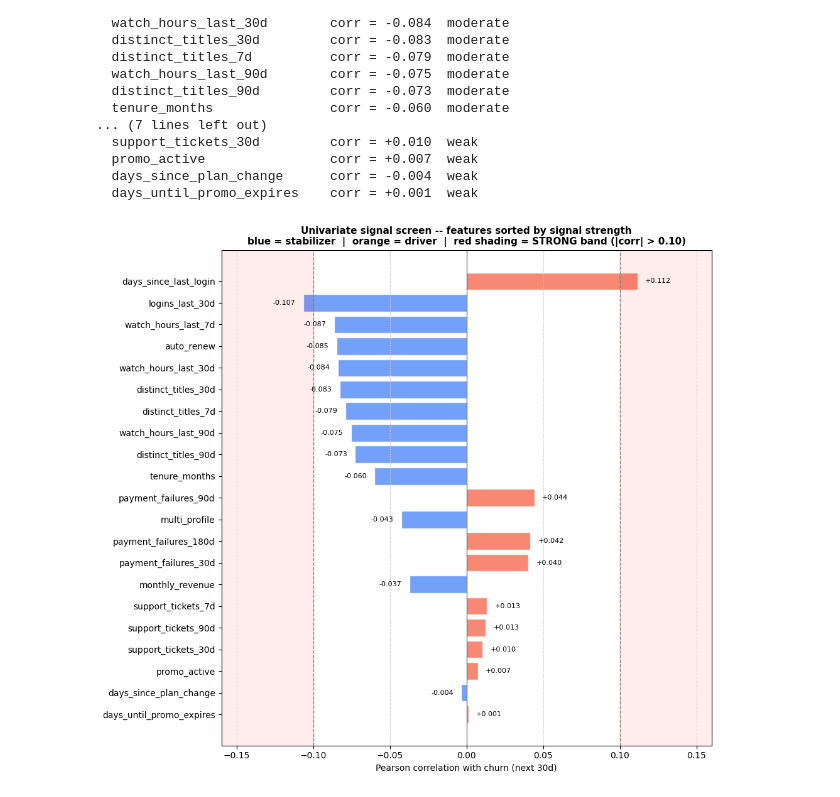
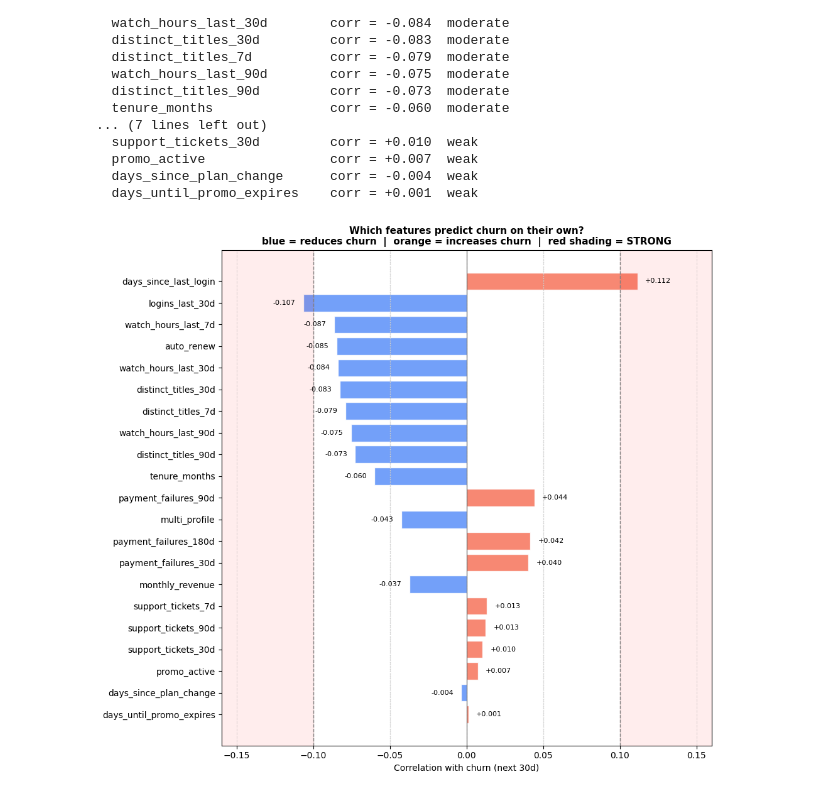
Before and after one commit to janeruxi1/StreamFlix-churn-retention, a Jupyter notebook: notebooks/01_data_audit.ipynb, the cells around one changed output. Cells and saved outputs as stored; diff of their text form; code cells hidden in the pictures.

```diff
--- a/notebooks/01_data_audit.ipynb
+++ b/notebooks/01_data_audit.ipynb
@@ -350,41 +366,38 @@ for col, corr in corrs:
   days_since_plan_change      corr = -0.004  weak
   days_until_promo_expires    corr = +0.001  weak
 # %%
-# Visualize the same correlations as a sorted bar chart.
-# Blue bars  = stabilizers (presence reduces churn).
-# Orange bars = drivers     (presence increases churn).
-# Red shading marks the STRONG band (|corr| > 0.10).
+# Same correlations as a sorted bar chart.
+# Blue bars = features that REDUCE churn risk.
+# Orange bars = features that INCREASE churn risk.
+# Red shading = STRONG signal (|correlation| > 0.10).
 
 corr_df = pd.DataFrame(corrs, columns=["feature", "corr"])
 corr_df["abs_corr"] = corr_df["corr"].abs()
-corr_df = corr_df.sort_values("abs_corr", ascending=True)  # strongest at top in barh
+corr_df = corr_df.sort_values("abs_corr", ascending=True)
 
 fig, ax = plt.subplots(figsize=(10, 9))
 colors_bar = ["#5B8FF9" if c < 0 else "#F6735B" for c in corr_df["corr"]]
 ax.barh(corr_df["feature"], corr_df["corr"], color=colors_bar,
         alpha=0.85, edgecolor="white")
-
 ax.axvspan(-1, -0.10, alpha=0.07, color="red")
 ax.axvspan(0.10, 1, alpha=0.07, color="red")
 for x in [-0.10, 0.10]:
     ax.axvline(x, color="gray", linestyle="--", linewidth=1)
 for x in [-0.05, 0.05]:
     ax.axvline(x, color="lightgray", linestyle=":", linewidth=1)
 ax.axvline(0, color="black", linewidth=0.6)
-
 for y, (feat, c) in enumerate(zip(corr_df["feature"], corr_df["corr"])):
     offset = 0.005 if c >= 0 else -0.005
     ha = "left" if c >= 0 else "right"
     ax.text(c + offset, y, f"{c:+.3f}", va="center", ha=ha, fontsize=8)
-
-ax.set_xlabel("Pearson correlation with churn (next 30d)")
-ax.set_title("Univariate signal screen -- features sorted by signal strength\n"
-             "blue = stabilizer  |  orange = driver  |  red shading = STRONG band (|corr| > 0.10)",
+ax.set_xlabel("Correlation with churn (next 30d)")
+ax.set_title("Which features predict churn on their own?\n"
+             "blue = reduces churn  |  orange = increases churn  |  red shading = STRONG",
              fontweight="bold", fontsize=11)
 ax.grid(axis="x", linestyle="--", alpha=0.4)
 ax.set_xlim(-0.16, 0.16)
 plt.tight_layout()
 plt.savefig(FIG_DIR / "01_univariate_correlations.png", dpi=140, bbox_inches="tight")
 plt.show()
 # %% [output]
-[figure, old version]
+[figure, new version]
```
Also changed, not shown: parts of 22 cells of this notebook, 10 other files.
